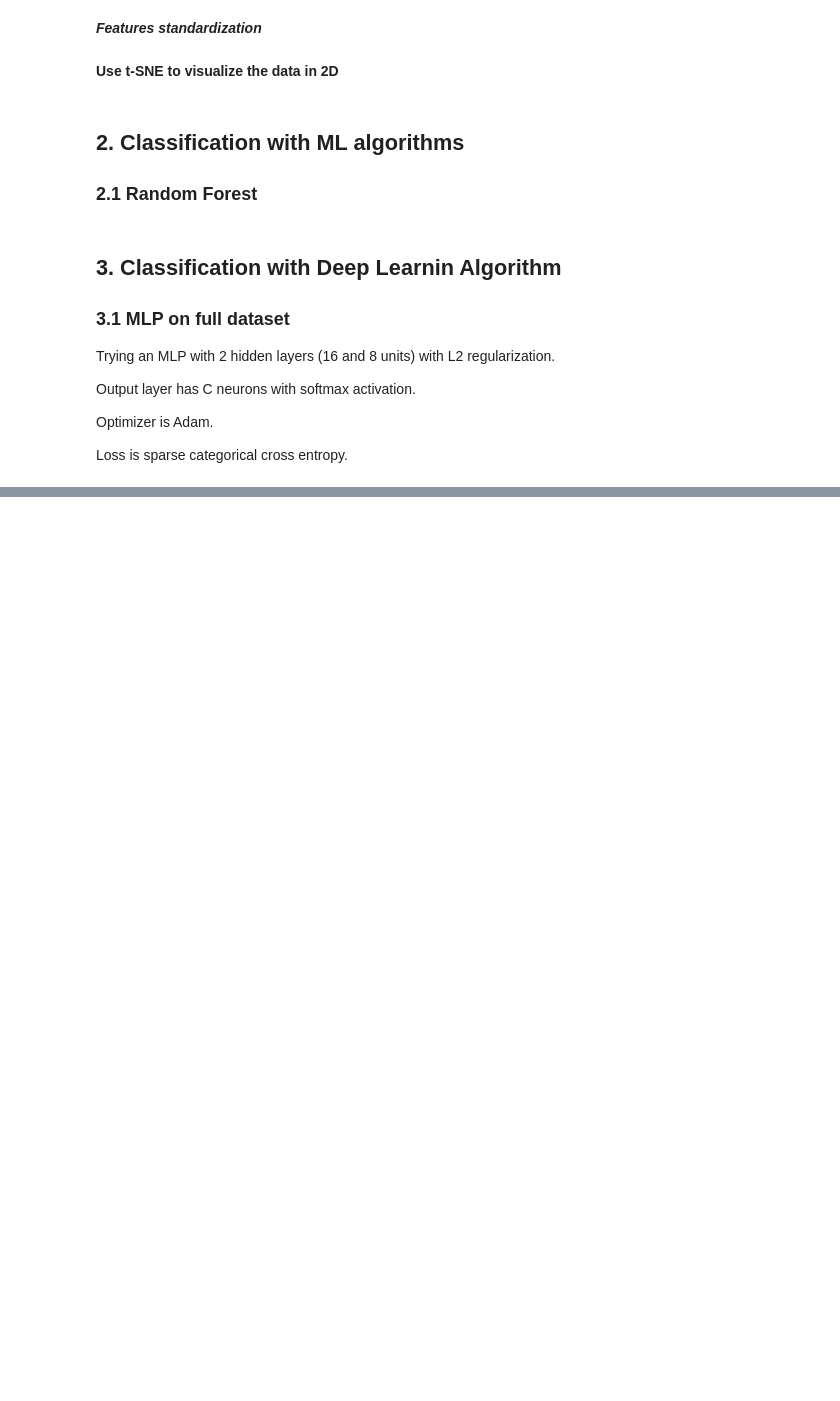
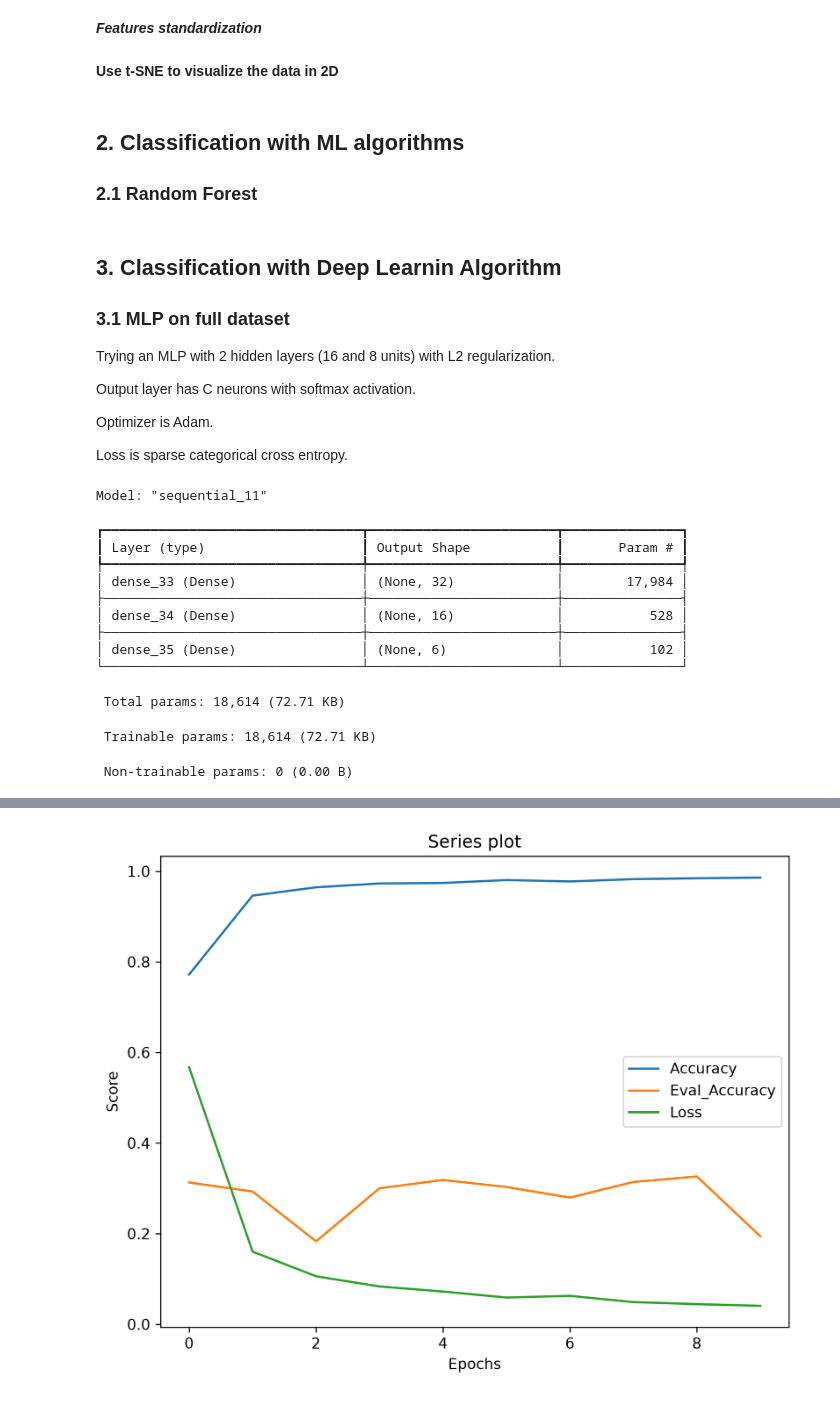
Before and after one commit to calogero-forte/HAR_AI, a Jupyter notebook: exam.ipynb, the cells around one changed output, grey strips where cells are left out. Drawn from its saved outputs; the diff is of its cells as text; code cells hidden in the pictures; blank space fills up the shorter version.

```diff
--- a/exam.ipynb
+++ b/exam.ipynb
@@ -766,7 +793,8 @@ from sklearn.metrics import classification_report, confusion_matrix
 #------------------------------
 scaler = StandardScaler()
 X_train_std = scaler.fit_transform(X_train)
-X_test_std = scaler.transform(X_test)
+X_eval_std = scaler.transform(X_eval)
+# X_test_std = scaler.transform(X_test)
 
 #------------------------------
 # Classification
@@ -775,13 +803,13 @@ X_test_std = scaler.transform(X_test)
 # Build the network
 mlp = Sequential()
 mlp.add(Input(shape=(561, )))
-for n in [16, 8]:
+for n in [32, 16]:
     mlp.add(
         Dense(
             units=n,
-            activation='relu',
-            kernel_regularizer=L2(l2=0.001),
-            bias_regularizer=L2(l2=0.001)
+            activation='relu'
+            # kernel_regularizer=L2(l2=0.01),
+            # bias_regularizer=L2(l2=0.01)
         )
     )
 mlp.add(
@@ -802,16 +830,30 @@ mlp.compile(
 mlp.summary()
 
 # Fit
-train_res = mlp.fit(X_train_std, y_train, batch_size=64, epochs=10, validation_split=0.2)
+train_res = mlp.fit(X_train_std, y_train, batch_size=64, epochs=10, validation_data=(X_eval, y_eval))
 # Plot training history
 plot_series([ train_res.history['accuracy'], train_res.history['val_accuracy'], train_res.history['loss'] ], labels_i=['Accuracy', 'Eval_Accuracy', 'Loss'],
     xlabel_i='Epochs', ylabel_i='Score')
 
 # Evluation on test set
-y_pred = mlp.predict(X_test_std)
-y_pred_class = np.argmax(y_pred, axis=-1) # Softmax returns probabilities. Argmax on the columns return the predicted class.
+# y_pred = mlp.predict(X_test_std)
+# y_pred_class = np.argmax(y_pred, axis=-1) # Softmax returns probabilities. Argmax on the columns return the predicted class.
 
 
 # Evaluation
-print( classification_report( y_test, y_pred_class, target_names=targets_names ) )
-plot_heatmap(confusion_matrix(y_test, y_pred_class), title_i='Confusion Matrix')
+# print( classification_report( y_test, y_pred_class, target_names=targets_names ) )
+# plot_heatmap(confusion_matrix(y_test, y_pred_class), title_i='Confusion Matrix')
+# %% [output]
+Model: "sequential_11"
+┏━━━━━━━━━━━━━━━━━━━━━━━━━━━━━━━━━┳━━━━━━━━━━━━━━━━━━━━━━━━┳━━━━━━━━━━━━━━━┓
+┃ Layer (type)                    ┃ Output Shape           ┃       Param # ┃
+┡━━━━━━━━━━━━━━━━━━━━━━━━━━━━━━━━━╇━━━━━━━━━━━━━━━━━━━━━━━━╇━━━━━━━━━━━━━━━┩
+│ dense_33 (Dense)                │ (None, 32)             │        17,984 │
+├─────────────────────────────────┼────────────────────────┼───────────────┤
+│ dense_34 (Dense)                │ (None, 16)             │           528 │
+├─────────────────────────────────┼────────────────────────┼───────────────┤
+│ dense_35 (Dense)                │ (None, 6)              │           102 │
+└─────────────────────────────────┴────────────────────────┴───────────────┘
+ Total params: 18,614 (72.71 KB)
+ Trainable params: 18,614 (72.71 KB)
+ Non-trainable params: 0 (0.00 B)
@@ -817,0 +880 @@ plot_heatmap(confusion_matrix(y_test, y_pred_class), title_i='Confusion Matrix')
+[figure, added]
```
Also changed, not shown: parts of 7 cells of this notebook, 6 other files.
